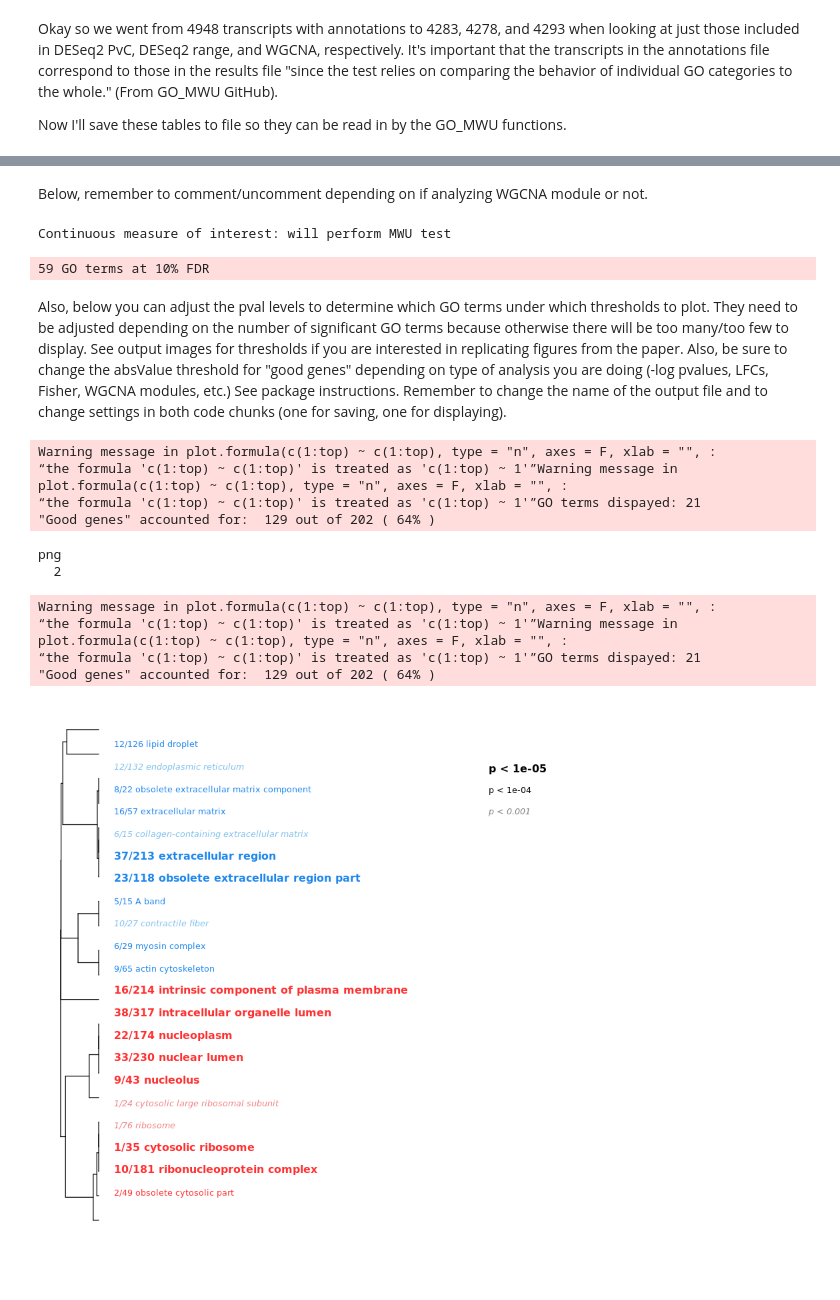
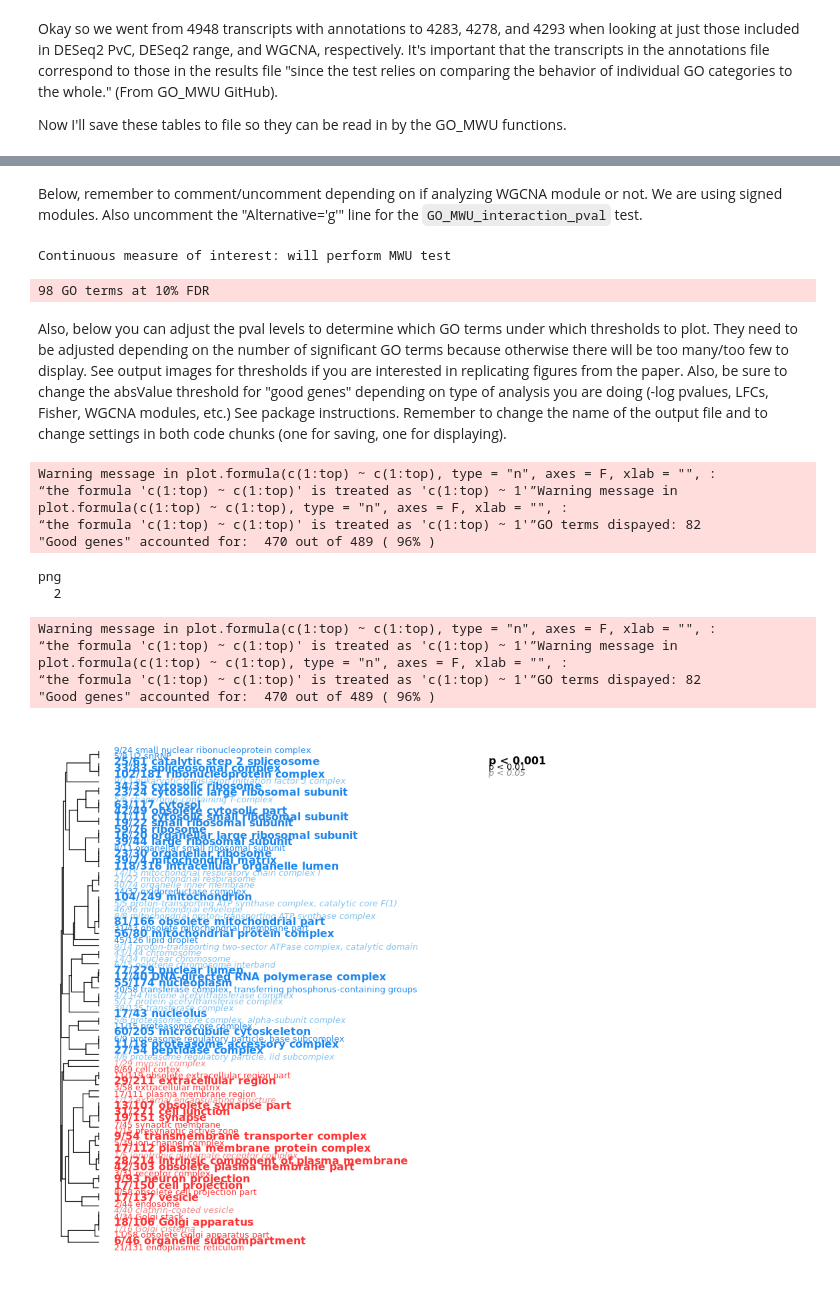
Before and after one commit to tepoltlab/RhithroLoxo_DE, a Jupyter notebook: GO_MWU/GO_MWU.ipynb, the cells around one changed output, grey strips where cells are left out. Drawn from its saved outputs; the diff is of its cells as text; code cells hidden in the pictures.

```diff
--- a/GO_MWU/GO_MWU.ipynb
+++ b/GO_MWU/GO_MWU.ipynb
@@ -168,11 +142,11 @@ Matz fixed the bug and now it's working as expected. Now I have the full enrichm
 # %%
-input="GO_MWU_PvC_pval.csv" # two columns of comma-separated values: gene id, continuous measure of significance. To perform standard GO enrichment analysis based on Fisher's exact test, use binary measure (0 or 1, i.e., either sgnificant or not).
-goAnnotations="GO_MWU_annot_1e-50_PvC.tsv" # two-column, tab-delimited, one line per gene, multiple GO terms separated by semicolon. If you have multiple lines per gene, use nrify_GOtable.pl prior to running this script.
+input="GO_MWU_interaction_AvI_pval.csv" # two columns of comma-separated values: gene id, continuous measure of significance. To perform standard GO enrichment analysis based on Fisher's exact test, use binary measure (0 or 1, i.e., either sgnificant or not).
+goAnnotations="GO_MWU_annot_1e-50_range.tsv" # two-column, tab-delimited, one line per gene, multiple GO terms separated by semicolon. If you have multiple lines per gene, use nrify_GOtable.pl prior to running this script.
 goDatabase="go.obo" # download from http://www.geneontology.org/GO.downloads.ontology.shtml
 goDivision="CC" # either MF, or BP, or CC
 source("gomwu.functions.R")
 # %% [markdown]
-Below, remember to comment/uncomment depending on if analyzing WGCNA module or not.
+Below, remember to comment/uncomment depending on if analyzing WGCNA module or not. We are using signed modules. Also uncomment the "Alternative='g'" line for the `GO_MWU_interaction_pval` test.
 # %%
 gomwuStats(input, goDatabase, goAnnotations, goDivision,
 	perlPath="perl", # replace with full path to perl executable if it is not in your system's PATH already
@@ -185,44 +159,44 @@ gomwuStats(input, goDatabase, goAnnotations, goDivision,
 )
 # %% [output]
 Continuous measure of interest: will perform MWU test
-59 GO terms at 10% FDR
+98 GO terms at 10% FDR
 # %% [markdown]
 Also, below you can adjust the pval levels to determine which GO terms under which thresholds to plot. They need to be adjusted depending on the number of significant GO terms because otherwise there will be too many/too few to display. See output images for thresholds if you are interested in replicating figures from the paper. Also, be sure to change the absValue threshold for "good genes" depending on type of analysis you are doing (-log pvalues, LFCs, Fisher, WGCNA modules, etc.) See package instructions. Remember to change the name of the output file and to change settings in both code chunks (one for saving, one for displaying).
 # %%
 #save plot
-pdf("../vis/GO_MWU_PvC_pval_annot_1e-50_CC.pdf")#, pointsize=60, height=2200, width=2500)
+pdf("../vis/GO_MWU_interaction_AvI_pval_annot_1e-50_CC.pdf")#, pointsize=60, height=2200, width=2500)
 results=gomwuPlot(input,goAnnotations,goDivision,
 	absValue=-log(0.05,10),  # genes with the measure value exceeding this will be counted as "good genes". This setting is for signed log-pvalues. Specify absValue=0.001 if you are doing Fisher's exact test for standard GO enrichment or analyzing a WGCNA module (all non-zero genes = "good genes").
     #absValue=0.001, #if doing Fisher, WGCNA module, or are using log2-fold changes
-	level1=0.001, # FDR threshold for plotting. Specify level1=1 to plot all GO categories containing genes exceeding the absValue.
-	level2=0.0001, # FDR cutoff to print in regular (not italic) font.
-	level3=0.00001, # FDR cutoff to print in large bold font.
+	level1=0.05, # FDR threshold for plotting. Specify level1=1 to plot all GO categories containing genes exceeding the absValue.
+	level2=0.01, # FDR cutoff to print in regular (not italic) font.
+	level3=0.001, # FDR cutoff to print in large bold font.
 	txtsize=1.2,    # decrease to fit more on one page, or increase (after rescaling the plot so the tree fits the text) for better "word cloud" effect
 	treeHeight=0.5, # height of the hierarchical clustering tree
 	#colors=c("gray0","gray0","gray57","gray57") # these are default colors, un-remar and change if needed
 )
 dev.off()
 
 #show plot
 results=gomwuPlot(input,goAnnotations,goDivision,
     absValue=-log(0.05,10),  # genes with the measure value exceeding this will be counted as "good genes". This setting is for signed log-pvalues. Specify absValue=0.001 if you are doing Fisher's exact test for standard GO enrichment or analyzing a WGCNA module (all non-zero genes = "good genes").
     #absValue=0.001, #if doing Fisher, WGCNA module, or are using log2-fold changes
-	level1=0.001, # FDR threshold for plotting. Specify level1=1 to plot all GO categories containing genes exceeding the absValue.
-	level2=0.0001, # FDR cutoff to print in regular (not italic) font.
-	level3=0.00001, # FDR cutoff to print in large bold font.
+	level1=0.05, # FDR threshold for plotting. Specify level1=1 to plot all GO categories containing genes exceeding the absValue.
+	level2=0.01, # FDR cutoff to print in regular (not italic) font.
+	level3=0.001, # FDR cutoff to print in large bold font.
 	txtsize=1.2,    # decrease to fit more on one page, or increase (after rescaling the plot so the tree fits the text) for better "word cloud" effect
 	treeHeight=0.5, # height of the hierarchical clustering tree
 	#colors=c("gray0","gray0","gray57","gray57") # these are default colors, un-remar and change if needed
 )
 # %% [output]
 Warning message in plot.formula(c(1:top) ~ c(1:top), type = "n", axes = F, xlab = "", :
 “the formula 'c(1:top) ~ c(1:top)' is treated as 'c(1:top) ~ 1'”Warning message in plot.formula(c(1:top) ~ c(1:top), type = "n", axes = F, xlab = "", :
-“the formula 'c(1:top) ~ c(1:top)' is treated as 'c(1:top) ~ 1'”GO terms dispayed: 21
-"Good genes" accounted for:  129 out of 202 ( 64% )
+“the formula 'c(1:top) ~ c(1:top)' is treated as 'c(1:top) ~ 1'”GO terms dispayed: 82
+"Good genes" accounted for:  470 out of 489 ( 96% )
 png
   2
 Warning message in plot.formula(c(1:top) ~ c(1:top), type = "n", axes = F, xlab = "", :
 “the formula 'c(1:top) ~ c(1:top)' is treated as 'c(1:top) ~ 1'”Warning message in plot.formula(c(1:top) ~ c(1:top), type = "n", axes = F, xlab = "", :
-“the formula 'c(1:top) ~ c(1:top)' is treated as 'c(1:top) ~ 1'”GO terms dispayed: 21
-"Good genes" accounted for:  129 out of 202 ( 64% )
+“the formula 'c(1:top) ~ c(1:top)' is treated as 'c(1:top) ~ 1'”GO terms dispayed: 82
+"Good genes" accounted for:  470 out of 489 ( 96% )
-[figure, old version]
+[figure, new version]
```
Also changed, not shown: parts of 2 cells of this notebook, 12 other files.
